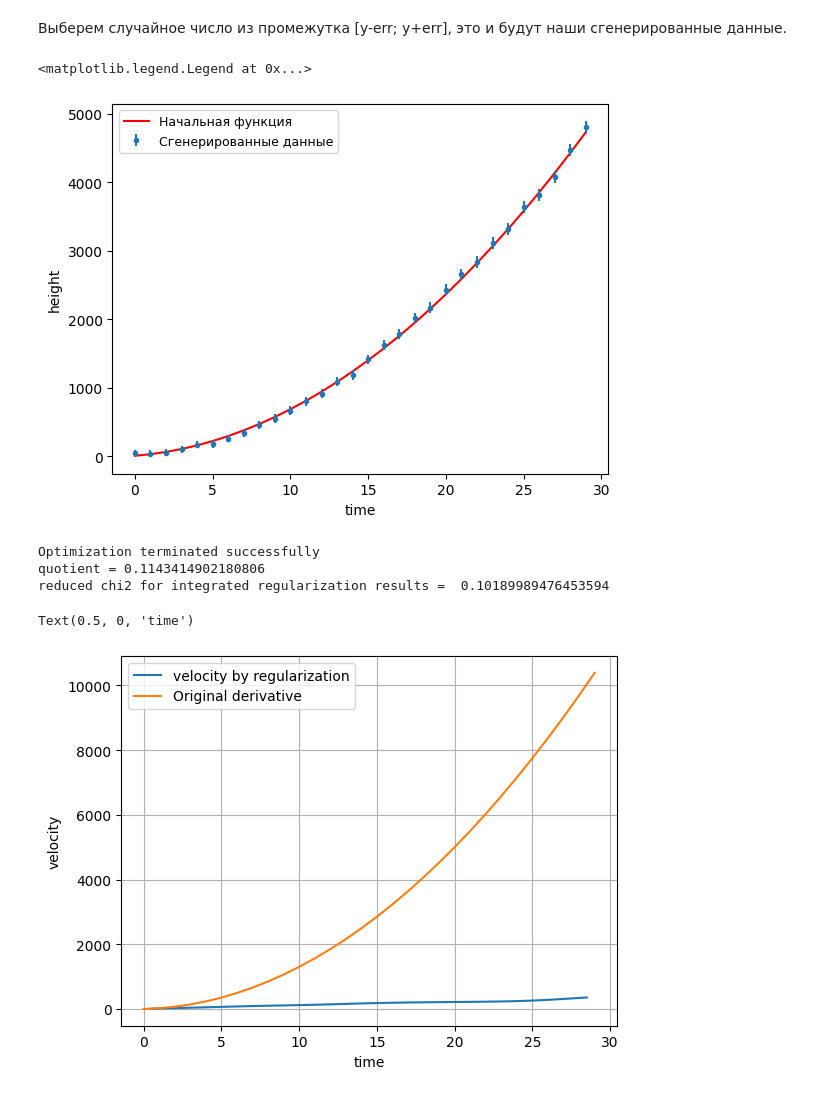
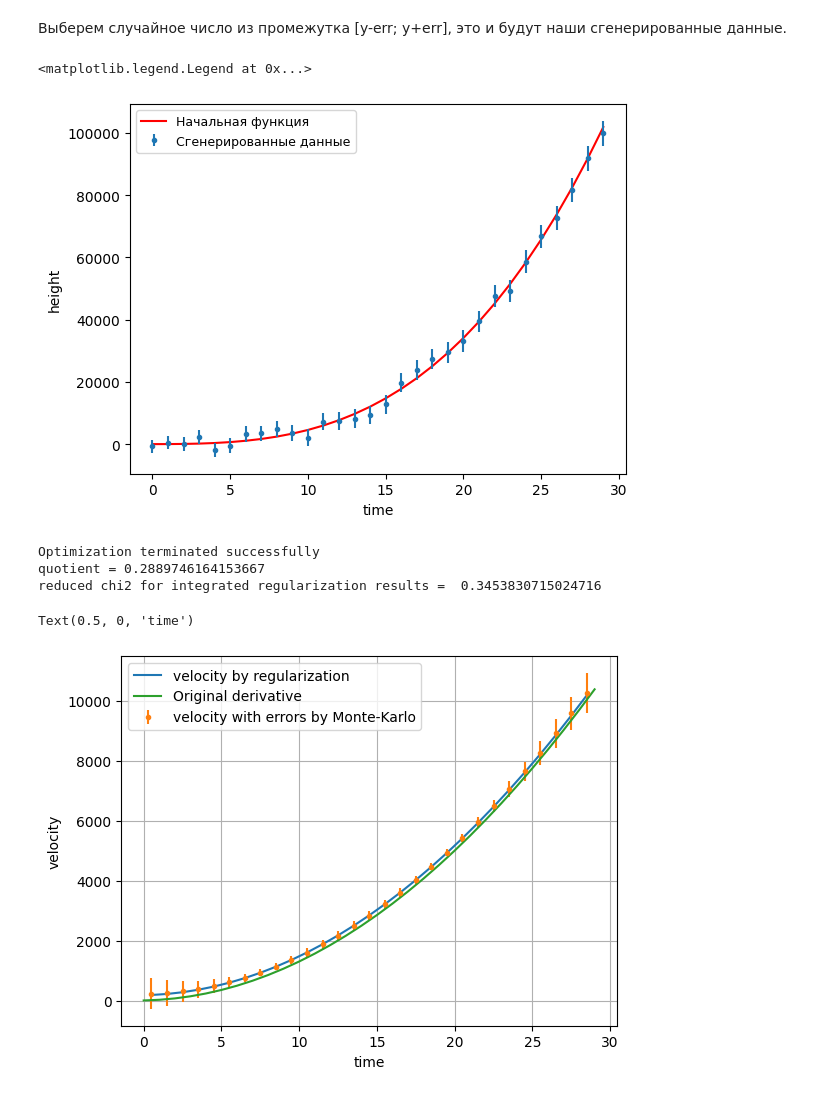
Before and after one commit to arina-radivon/regularization_method, a Jupyter notebook: example_func.ipynb, the cells around one changed output. Cells and saved outputs as stored; diff of their text form; code cells hidden in the pictures.

```diff
--- a/example_func.ipynb
+++ b/example_func.ipynb
@@ -12,6 +12,6 @@ import regularization as reg
 Зададим аналитически функцию и ее теоретические производные:
 # %%
 x = np.arange(30)
-y = 4*x*3 + 5*x**2 + 6*x + 7
+y = 4*x**3 + 5*x**2 + 6*x + 7
 y_1 = 12*x**2 + 10*x + 6
 y_2 = 24*x + 10
@@ -18,7 +25,7 @@ y_2 = 24*x + 10
 # %% [markdown]
 Зададим размеры ошибок:
 # %%
-per = 0.01
+per = 0.02
 
 err = []
 for i in range(len(y)):
@@ -46,24 +53,24 @@ plt.legend(loc = 'best', prop={'size':9})
 # plt.title('Парабола и сгенерированные точки с линейным ростом ошибки')
 # %% [output]
 <matplotlib.legend.Legend at 0x...>
-[figure, old version]
+[figure, new version]
 # %%
-t_vel, vel, height_back = reg.regularization(height, t_height, err_height, alpha=1e1, ord=2, print_parameters=True, mk=False)
+t_vel, vel, height_back = reg.regularization(height, t_height, err_height, alpha=3e7, ord=3, print_parameters=True, mk=False)
 # %% [output]
 Optimization terminated successfully
-quotient = 0.1143414902180806
-reduced chi2 for integrated regularization results =  0.10189989476453594
+quotient = 0.2889746164153667
+reduced chi2 for integrated regularization results =  0.3453830715024716
 # %%
-t_vel, vel_mk, err_vel = reg.regularization(height, t_height, err_height, alpha=1e1, ord=2, print_parameters=False, mk=True)
+t_vel, vel_mk, err_vel = reg.regularization(height, t_height, err_height, alpha=3e7, ord=3, print_parameters=False, mk=True)
 # %%
 fig, ax = plt.subplots()
 ax.plot(t_vel,vel, label = 'velocity by regularization')
-# ax.errorbar(t_vel,vel_mk,err_vel,fmt='.', label = 'velocity with errors by Monte-Karlo')
+ax.errorbar(t_vel,vel_mk,err_vel,fmt='.', label = 'velocity with errors by Monte-Karlo')
 ax.plot(x,y_1, label='Original derivative')
 ax.legend()
 ax.grid()
 ax.set_ylabel('velocity')
 ax.set_xlabel('time')
 # %% [output]
 Text(0.5, 0, 'time')
-[figure, old version]
+[figure, new version]
```
Also changed, not shown: parts of 6 cells of this notebook.
